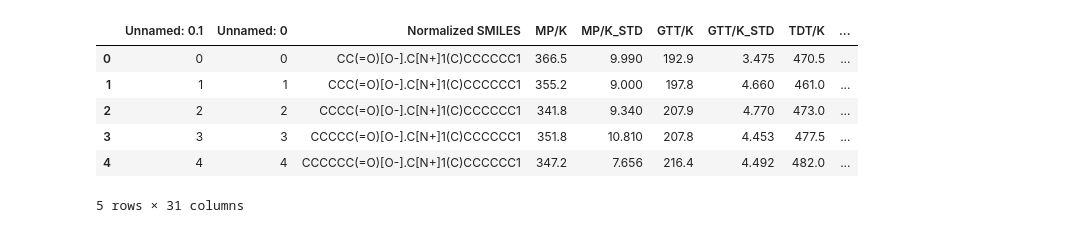
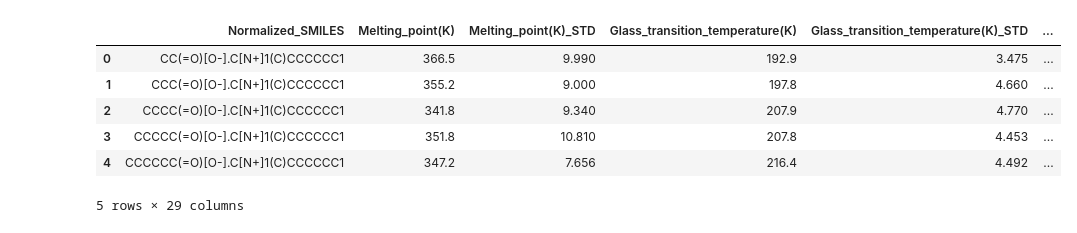
Before and after one commit to Yu-Xin-Qiu/ILBERT, a Jupyter notebook: ILBERT/screen.ipynb, the cells around one changed output. Saved outputs shown, nothing was run; the diff lists cells and outputs as text; code cells hidden in the pictures.

```diff
--- a/ILBERT/screen.ipynb
+++ b/ILBERT/screen.ipynb
@@ -1,13 +1,13 @@
 # %%
 import pandas as pd
-df = pd.read_csv('data/8M_IL_pred.csv')
+df = pd.read_csv('data/IL.csv')
 df.head()
 # %% [output]
-|  | Unnamed: 0.1 | Unnamed: 0 | Normalized SMILES | MP/K | MP/K_STD | GTT/K | GTT/K_STD | TDT/K | ... |
-| 0 | 0 | 0 | CC(=O)[O-].C[N+]1(C)CCCCCC1 | 366.5 | 9.990 | 192.9 | 3.475 | 470.5 | ... |
-| 1 | 1 | 1 | CCC(=O)[O-].C[N+]1(C)CCCCCC1 | 355.2 | 9.000 | 197.8 | 4.660 | 461.0 | ... |
-| 2 | 2 | 2 | CCCC(=O)[O-].C[N+]1(C)CCCCCC1 | 341.8 | 9.340 | 207.9 | 4.770 | 473.0 | ... |
-| 3 | 3 | 3 | CCCCC(=O)[O-].C[N+]1(C)CCCCCC1 | 351.8 | 10.810 | 207.8 | 4.453 | 477.5 | ... |
-| 4 | 4 | 4 | CCCCCC(=O)[O-].C[N+]1(C)CCCCCC1 | 347.2 | 7.656 | 216.4 | 4.492 | 482.0 | ... |
+|  | Normalized_SMILES | Melting_point(K) | Melting_point(K)_STD | Glass_transition_temperature(K) | Glass_transition_temperature(K)_STD | ... |
+| 0 | CC(=O)[O-].C[N+]1(C)CCCCCC1 | 366.5 | 9.990 | 192.9 | 3.475 | ... |
+| 1 | CCC(=O)[O-].C[N+]1(C)CCCCCC1 | 355.2 | 9.000 | 197.8 | 4.660 | ... |
+| 2 | CCCC(=O)[O-].C[N+]1(C)CCCCCC1 | 341.8 | 9.340 | 207.9 | 4.770 | ... |
+| 3 | CCCCC(=O)[O-].C[N+]1(C)CCCCCC1 | 351.8 | 10.810 | 207.8 | 4.453 | ... |
+| 4 | CCCCCC(=O)[O-].C[N+]1(C)CCCCCC1 | 347.2 | 7.656 | 216.4 | 4.492 | ... |
-5 rows × 31 columns
+5 rows × 29 columns
 # %%
```
Also changed, not shown: parts of 3 cells of this notebook, 11 other files.
